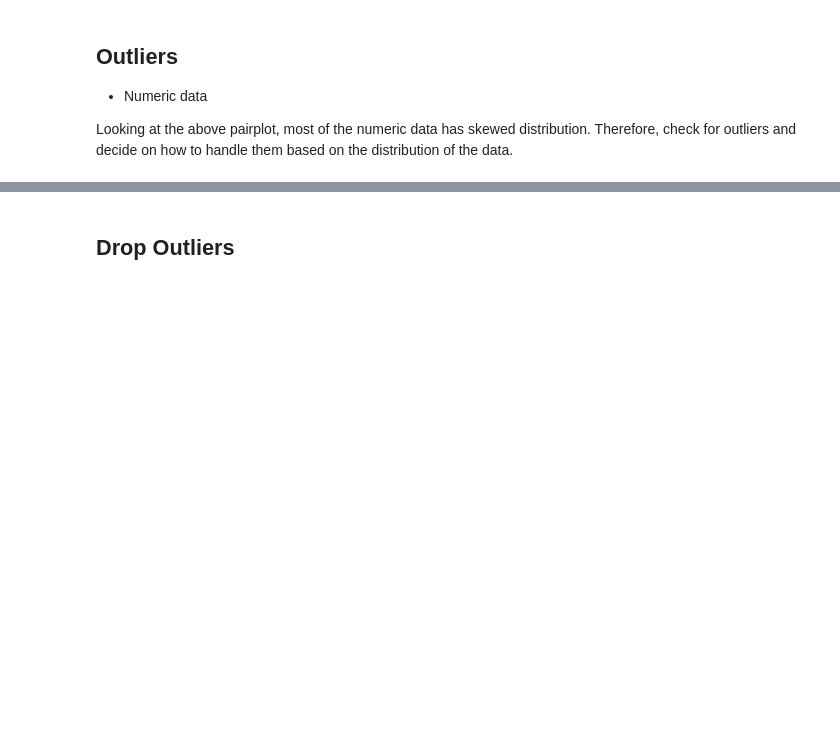
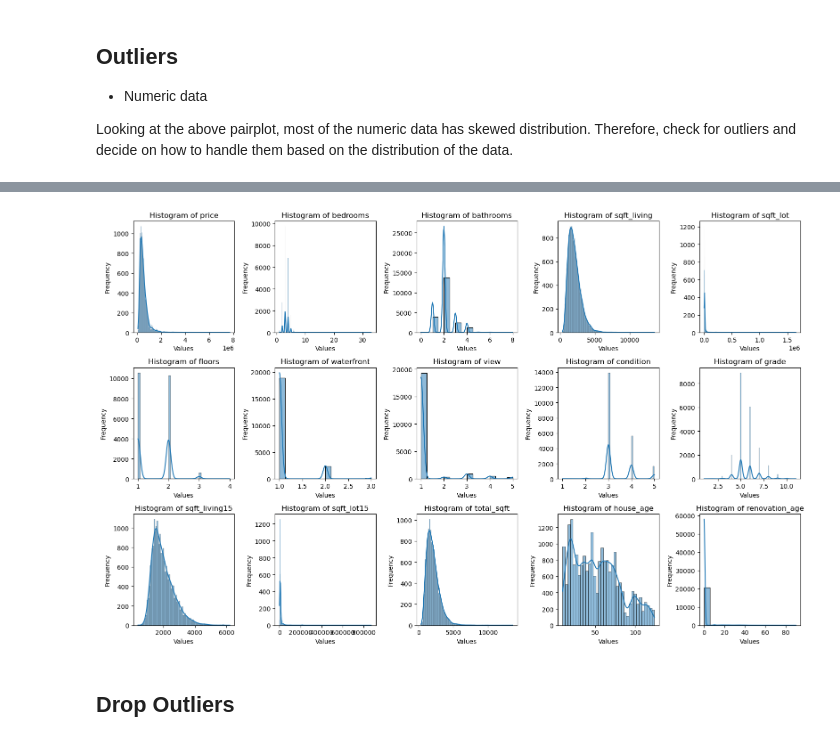
Before and after one commit to lchep2024/phase_2_project, a Jupyter notebook: members/joan.ipynb, the cells around one changed output, grey strips where cells are left out. Cells and saved outputs as stored; diff of their text form; code cells hidden in the pictures; blank space fills up the shorter version.

```diff
--- a/members/joan.ipynb
+++ b/members/joan.ipynb
@@ -551,15 +549,17 @@ Looking at the above pairplot, most of the numeric data has skewed distribution.
 # %%
-# with warnings.catch_warnings():
-#     warnings.simplefilter("ignore", category=FutureWarning)
+with warnings.catch_warnings():
+    warnings.simplefilter("ignore", category=FutureWarning)
 
-#     plt.figure(figsize=(16, 10))
+    plt.figure(figsize=(16, 10))
 
-#     for i, col in enumerate(numeric_df.columns):
-#         plt.subplot(2, 3, i + 1)
-#         sns.histplot(numeric_df[col], kde=True)
-#         plt.title(f'Histogram of {col}')
-#         plt.xlabel('Values')
-#         plt.ylabel('Frequency')
+    for i, col in enumerate(numeric_df.columns):
+        plt.subplot(3, 5, i + 1)
+        sns.histplot(numeric_df[col], kde=True)
+        plt.title(f'Histogram of {col}')
+        plt.xlabel('Values')
+        plt.ylabel('Frequency')
 
-#     plt.tight_layout()
-#     plt.show()
+    plt.tight_layout()
+    plt.show()
+# %% [output]
+[figure, added]
```
Also changed, not shown: parts of 18 cells of this notebook.
